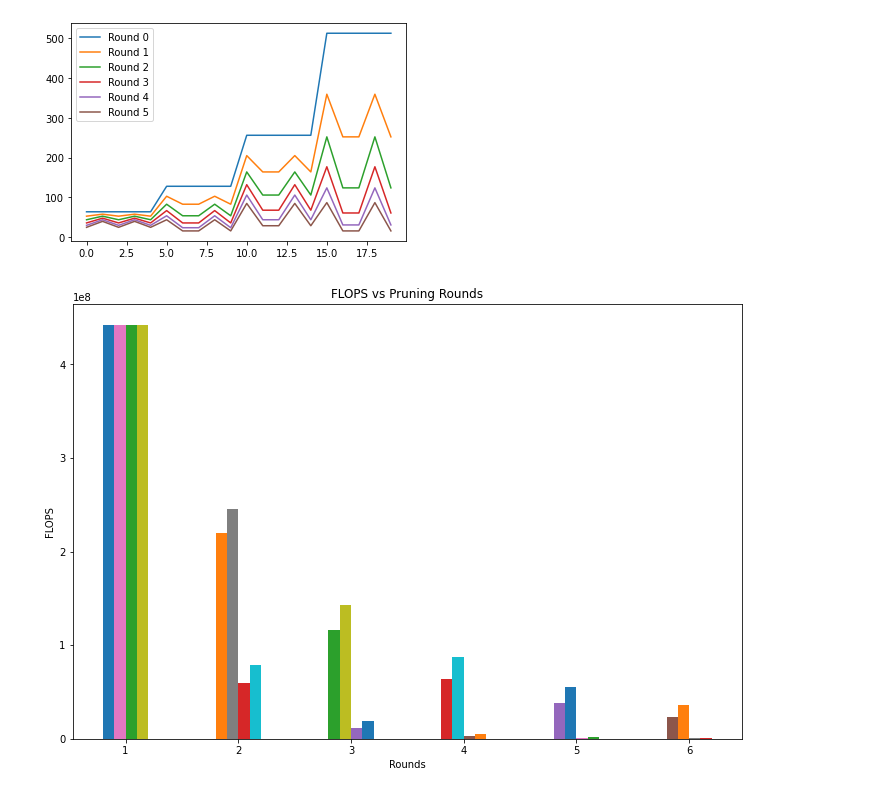
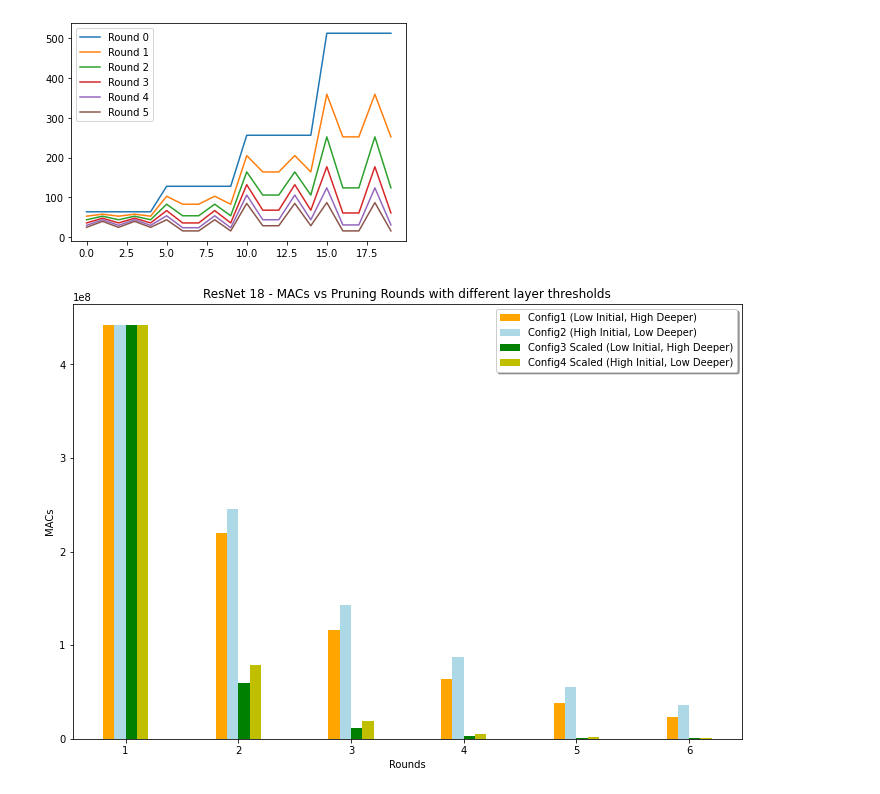
Before and after one commit to ashutoshsameer/vision-model-compression, a Jupyter notebook: ResNet18/Resnet18_prune_and_train.ipynb, the cells around one changed output. Cells and saved outputs as stored; diff of their text form; code cells hidden in the pictures.

```diff
--- a/ResNet18/Resnet18_prune_and_train.ipynb
+++ b/ResNet18/Resnet18_prune_and_train.ipynb
@@ -254,12 +254,20 @@ plt.show()
 plt.figure(figsize=(12, 8))
 deltas = [-0.15, -0.05, 0.05, 0.15]
 X = np.arange(1, 7)
+c = ['orange', 'lightblue', 'g', 'y']
+l = ['Config1 (Low Initial, High Deeper)',
+     'Config2 (High Initial, Low Deeper)',
+     'Config3 Scaled (Low Initial, High Deeper)',
+     'Config4 Scaled (High Initial, Low Deeper)']
 for i in range(4):
     p = dicts[i]['size']
     for j in range(6):
-        plt.bar(X[j] + deltas[i], p[j], 0.1)
+        plt.bar(X[j] + deltas[i], p[j], 0.1, color=c[i], label=l[i])
 plt.xlabel('Rounds')
 plt.ylabel('Model Size (in MB)')
-plt.title('Model Size vs Pruning Rounds')
+plt.title('ResNet 18 - Model Size vs Pruning Rounds with different layer thresholds')
+handles, labels = plt.gca().get_legend_handles_labels()
+by_label = dict(zip(labels, handles))
+plt.legend(by_label.values(), by_label.keys(), fancybox=True, shadow=True)
 plt.show()
 # %% [output]
@@ -267,17 +275,24 @@ plt.show()
 # %%
 X = np.arange(1, 21)
 plt.figure(figsize=(12, 8))
-# colors = ['g', 'b', 'y', 'm', 'c', 'r']
-# colors = ['lightcoral', 'teal', 'yellowgreen', 'darkturquoise', 'pink', 'orange']
+
+c = ['orange', 'lightblue', 'g', 'y', 'blue', 'red']
+l = ['Round1',
+     'Round2',
+     'Round3',
+     'Round4','Round5', 'Round6']
 
 deltas = [-0.3, -0.2, -0.1, 0, 0.1, 0.2]
 for i in range(len(dicts[0]['out_ch'][0])):
     x = [a[i] for a in dicts[0]['out_ch']]
     for j in range(len(deltas)):
-        plt.bar(X[i] + deltas[j], x[j], 0.1)#, color=colors[j])
+        plt.bar(X[i] + deltas[j], x[j], 0.1, color=c[j], label=l[j])
 plt.xticks(X)
 plt.xlabel('Conv Layer Number')
 plt.ylabel('Number of Filters')
-plt.title('Round-wise Drop in Filters after Pruning for Each Conv Layer')
+plt.title('ResNet 18 - Round-wise Drop in Filters after Pruning for Each Conv Layer with different layer thresholds')
+handles, labels = plt.gca().get_legend_handles_labels()
+by_label = dict(zip(labels, handles))
+plt.legend(by_label.values(), by_label.keys(), fancybox=True, shadow=True)
 plt.show()
 # %% [output]
@@ -346,14 +361,23 @@ plt.show()
 # %%
 plt.figure(figsize=(12, 8))
 deltas = [-0.15, -0.05, 0.05, 0.15]
 X = np.arange(1, 7)
+c = ['orange', 'lightblue', 'g', 'y']
+l = ['Config1 (Low Initial, High Deeper)',
+     'Config2 (High Initial, Low Deeper)',
+     'Config3 Scaled (Low Initial, High Deeper)',
+     'Config4 Scaled (High Initial, Low Deeper)']
+
 for i in range(4):
     p = dicts[i]['macs_params']
     for j in range(6):
-        plt.bar(X[j] + deltas[i], p[j], 0.1)
+        plt.bar(X[j] + deltas[i], p[j], 0.1, color=c[i], label=l[i])
 plt.xlabel('Rounds')
-plt.ylabel('FLOPS')
-plt.title('FLOPS vs Pruning Rounds')
+plt.ylabel('MACs')
+plt.title('ResNet 18 - MACs vs Pruning Rounds with different layer thresholds')
+handles, labels = plt.gca().get_legend_handles_labels()
+by_label = dict(zip(labels, handles))
+plt.legend(by_label.values(), by_label.keys(), fancybox=True, shadow=True)
 plt.show()
 # %% [output]
-[figure, old version]
+[figure, new version]
```
Also changed, not shown: parts of 23 cells of this notebook, 2 other files.
